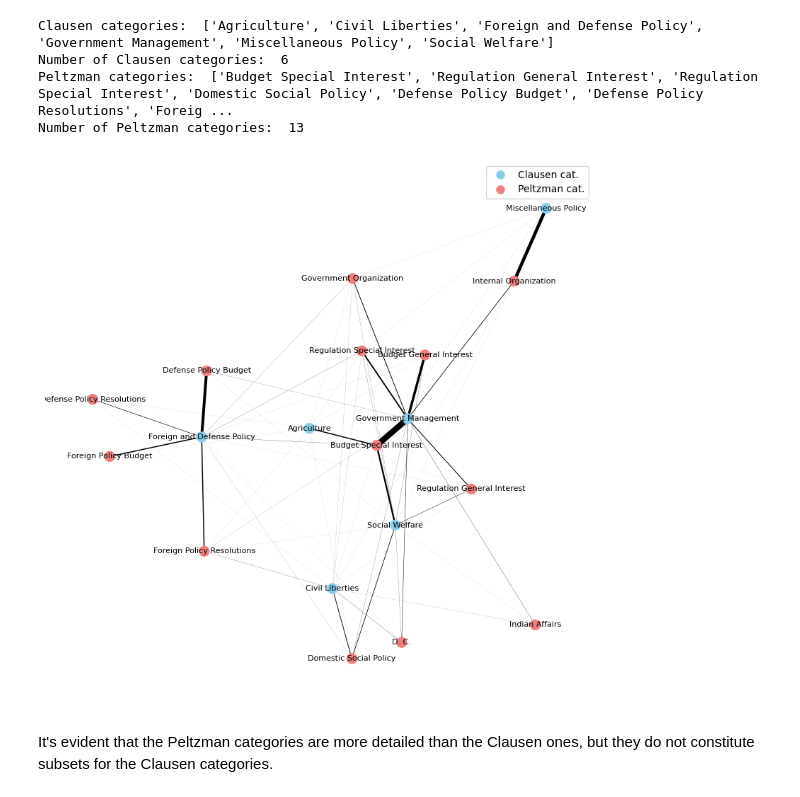
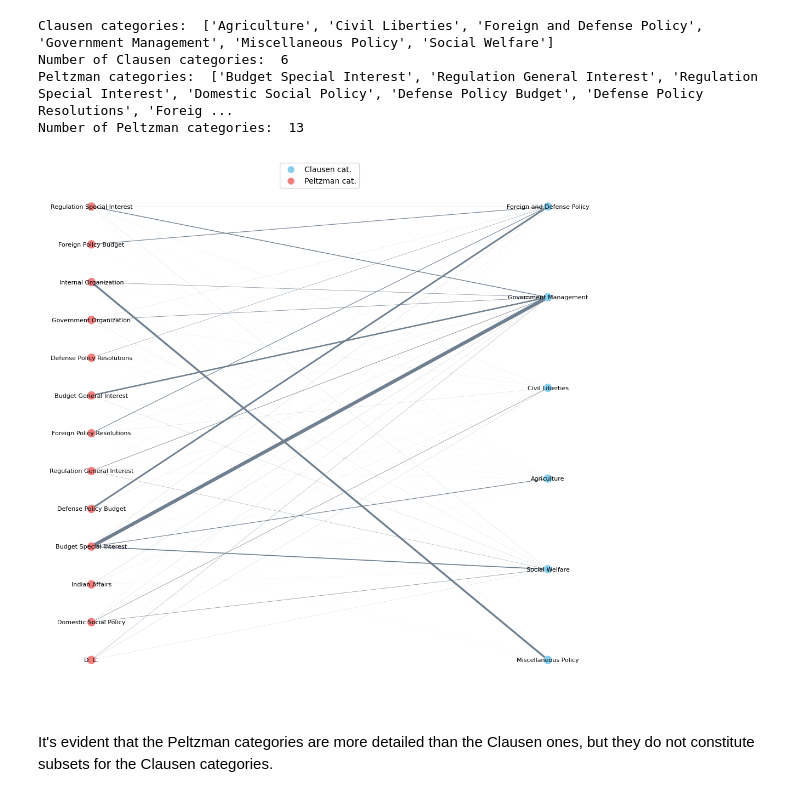
Before and after one commit to LeonardoAgasso/USA_Congress_SigNet, a Jupyter notebook: notebooks/1_network_parsing.ipynb, the cells around one changed output. Cells and saved outputs as stored; diff of their text form; code cells hidden in the pictures.

```diff
--- a/notebooks/1_network_parsing.ipynb
+++ b/notebooks/1_network_parsing.ipynb
@@ -218,42 +218,36 @@ Number of Peltzman categories:  13
 from matplotlib.lines import Line2D
 # %%
 # Function to scale the edge weights for edge thickness
-def scale_edge_weights(weight_values, max_thickness=4):
+def scale_edge_weights(weight_values, max_thickness=4.5):
     max_weight = max(weight_values)
     if max_weight == 0:
         return [0] * len(weight_values)
     return [max_thickness * w / max_weight for w in weight_values]
 # %%
-def scale_edge_weights(weight_values, max_thickness=6):
-    max_weight = max(weight_values)
-    if max_weight == 0:
-        return [0] * len(weight_values)
-    return [max_thickness * w / max_weight for w in weight_values]
-
-edge_color = 'black'  # Change this to any color you prefer
+edge_color = 'slategrey'  # Change this to any color you prefer
 
 node_colors = [0 if G.nodes[n]['bipartite'] == 0 else 1 for n in G.nodes()]
 node_colors = ['skyblue' if color == 0 else 'lightcoral' for color in node_colors]  # Choose node colors
 
 edge_weights = [G[u][v]['weight'] for u, v in G.edges()]
 edge_thickness = scale_edge_weights(edge_weights)
 
-plt.figure(figsize=(10, 10))
-pos = nx.spring_layout(G, k=0.3)  # Apply spring layout with modified parameters
+plt.figure(figsize=(13, 13))
+pos = nx.bipartite_layout(G, [n for n in G.nodes() if G.nodes[n]['bipartite'] == 1])
 nx.draw_networkx_nodes(G, pos=pos, node_color=node_colors, node_size=100)
 nx.draw_networkx_edges(G, pos=pos, width=edge_thickness, edge_color=edge_color)
 nx.draw_networkx_labels(G, pos=pos, font_size=8)
 
 legend_elements = [
     Line2D([0], [0], marker='o', color='w', markerfacecolor='skyblue', markersize=10, label='Clausen cat.'),
     Line2D([0], [0], marker='o', color='w', markerfacecolor='lightcoral', markersize=10, label='Peltzman cat.')
 ]
-plt.legend(handles=legend_elements, loc='upper right')
+plt.legend(handles=legend_elements, loc='upper center')
 
 plt.axis('off')
 plt.show()
 # %% [output]
-[figure, old version]
+[figure, new version]
 # %% [markdown]
 It's evident that the Peltzman categories are more detailed than the Clausen ones, but they do not constitute subsets for the Clausen categories.
 # %% [markdown]
```
